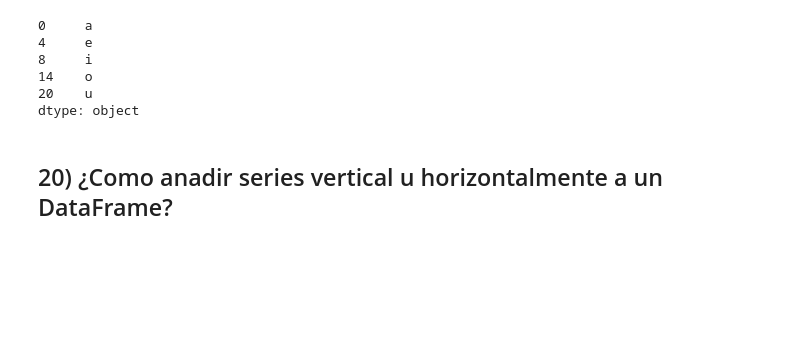
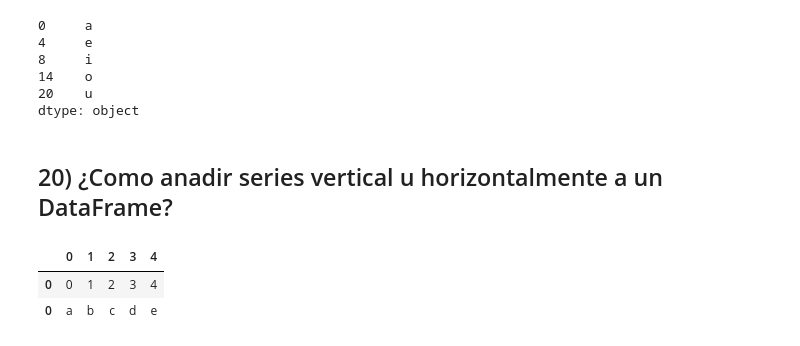
Before and after one commit to alexolmedo/2018-B-GR1-Python, a Jupyter notebook: examen-01/examen.ipynb, the cells around one changed output. Cells and saved outputs as stored; diff of their text form; code cells hidden in the pictures; blank space fills up the shorter version.

```diff
--- a/examen-01/examen.ipynb
+++ b/examen-01/examen.ipynb
@@ -245,3 +245,13 @@ ser[pos]
 dtype: object
 # %% [markdown]
 ## 20) ¿Como anadir series vertical u horizontalmente a un DataFrame?
+# %%
+ser1 = pd.Series(range(5))
+ser2 = pd.Series(list('abcde'))
+df1 = pd.DataFrame(ser1).transpose()
+df2 = pd.DataFrame(ser2).transpose()
+df1.append(df2)
+# %% [output]
+|  | 0 | 1 | 2 | 3 | 4 |
+| 0 | 0 | 1 | 2 | 3 | 4 |
+| 0 | a | b | c | d | e |
```
Also changed, not shown: parts of 1 cell of this notebook.
